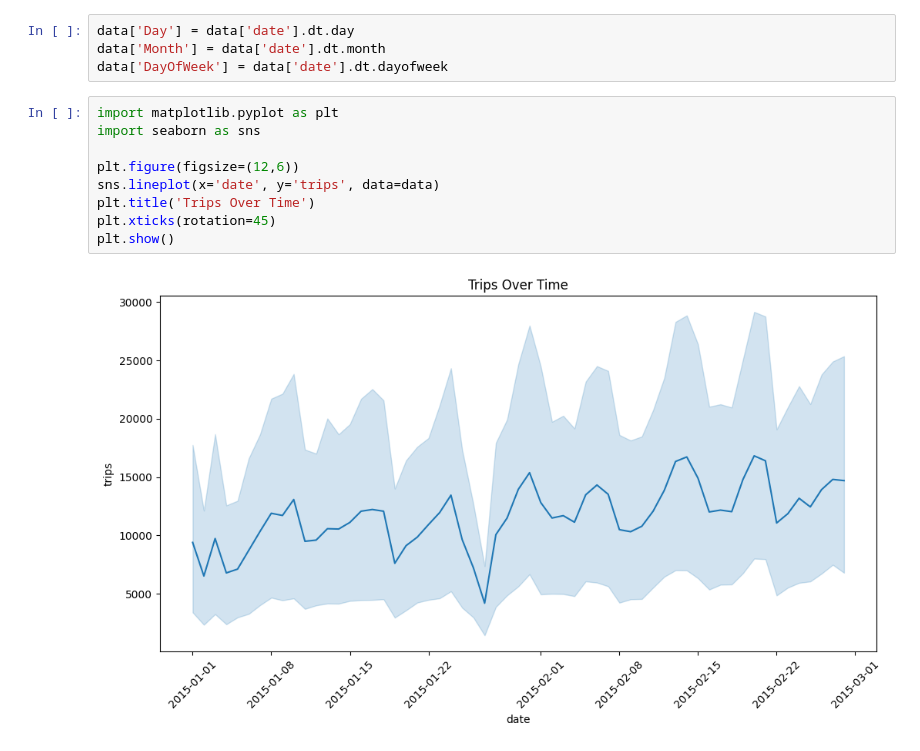
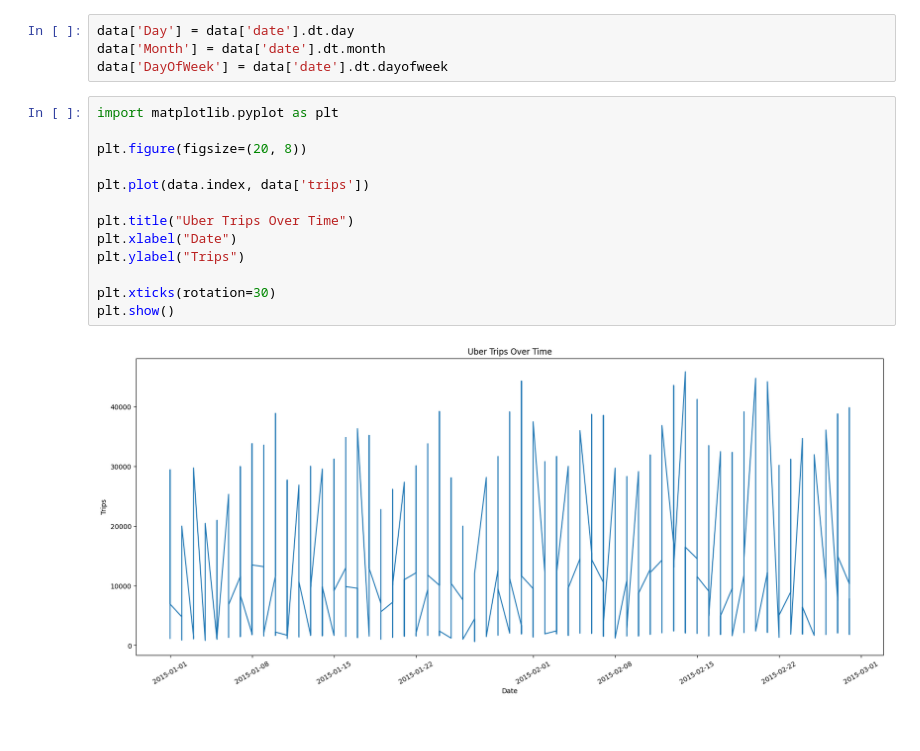
Before and after one commit to penkebharathi18/BharathiPenke, a Jupyter notebook: project.ipynb, the cells around one changed output. Drawn from its saved outputs; the diff is of its cells as text.

```diff
--- a/project.ipynb
+++ b/project.ipynb
@@ -55,12 +55,16 @@ data['Month'] = data['date'].dt.month
 data['DayOfWeek'] = data['date'].dt.dayofweek
 # %%
 import matplotlib.pyplot as plt
-import seaborn as sns
 
-plt.figure(figsize=(12,6))
-sns.lineplot(x='date', y='trips', data=data)
-plt.title('Trips Over Time')
-plt.xticks(rotation=45)
+plt.figure(figsize=(20, 8))
+
+plt.plot(data.index, data['trips'])
+
+plt.title("Uber Trips Over Time")
+plt.xlabel("Date")
+plt.ylabel("Trips")
+
+plt.xticks(rotation=30)
 plt.show()
 # %% [output]
-[figure, old version]
+[figure, new version]
```
Also changed, not shown: parts of 20 cells of this notebook.
